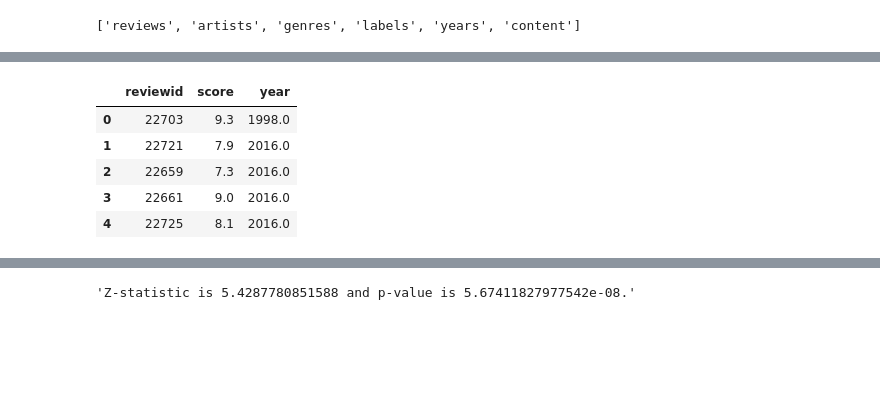
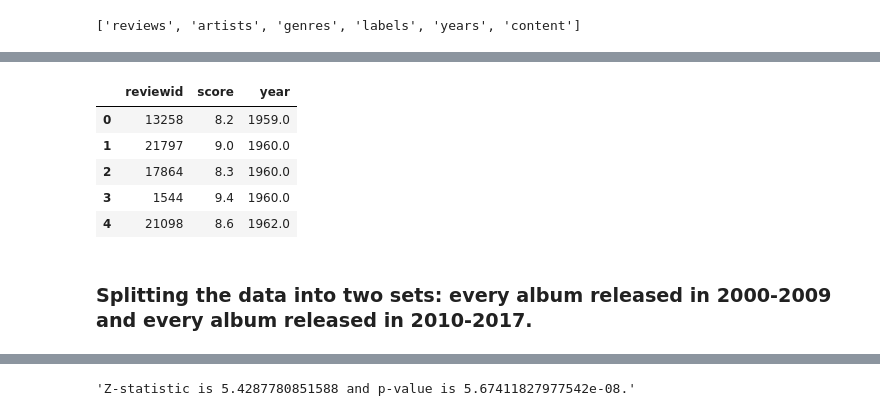
Before and after one commit to worldyne/module2_final_project, a Jupyter notebook: scores_over_time.ipynb, the cells around one changed output, grey strips where cells are left out. Saved outputs shown, nothing was run; the diff lists cells and outputs as text; code cells hidden in the pictures; blank space fills up the shorter version.

```diff
--- a/scores_over_time.ipynb
+++ b/scores_over_time.ipynb
@@ -15,22 +26,25 @@ engine.table_names()
 # %%
 query = """
 SELECT
     reviews.reviewid,
     reviews.score,
     years.year
 FROM reviews
 FULL OUTER JOIN years ON years.reviewid = reviews.reviewid
+ORDER BY years.year
 """
 result = conn.execute(query)
 df = pd.DataFrame(result.fetchall(), columns=result.keys())
 df.head()
 # %% [output]
 |  | reviewid | score | year |
-| 0 | 22703 | 9.3 | 1998.0 |
-| 1 | 22721 | 7.9 | 2016.0 |
-| 2 | 22659 | 7.3 | 2016.0 |
-| 3 | 22661 | 9.0 | 2016.0 |
-| 4 | 22725 | 8.1 | 2016.0 |
+| 0 | 13258 | 8.2 | 1959.0 |
+| 1 | 21797 | 9.0 | 1960.0 |
+| 2 | 17864 | 8.3 | 1960.0 |
+| 3 | 1544 | 9.4 | 1960.0 |
+| 4 | 21098 | 8.6 | 1962.0 |
+# %% [markdown]
+### Splitting the data into two sets: every album released in 2000-2009 and every album released in 2010-2017.
 # %%
 df = df[df['year'] >= 2000]
 # %%
```
Also changed, not shown: parts of 28 cells of this notebook.
